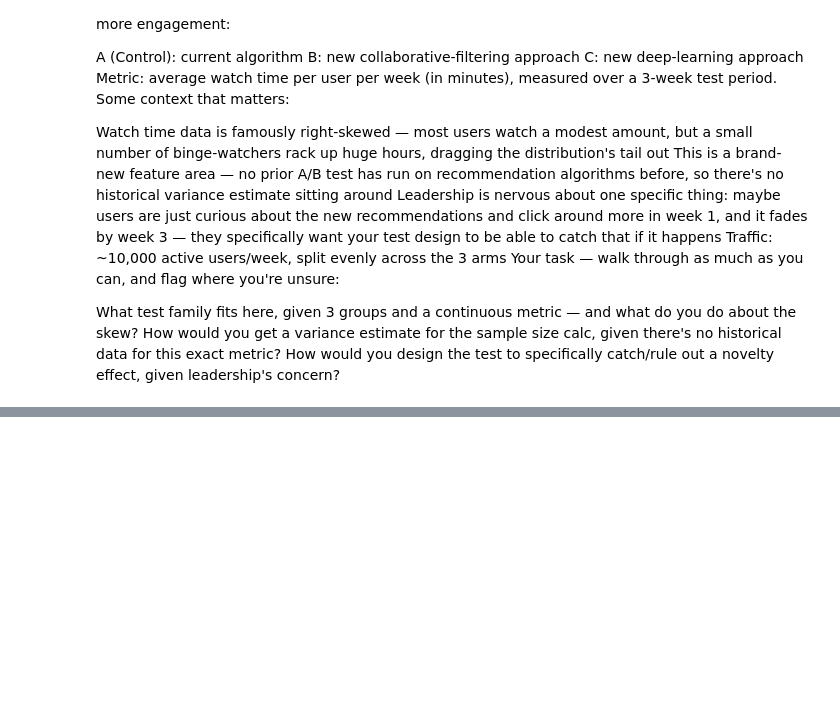
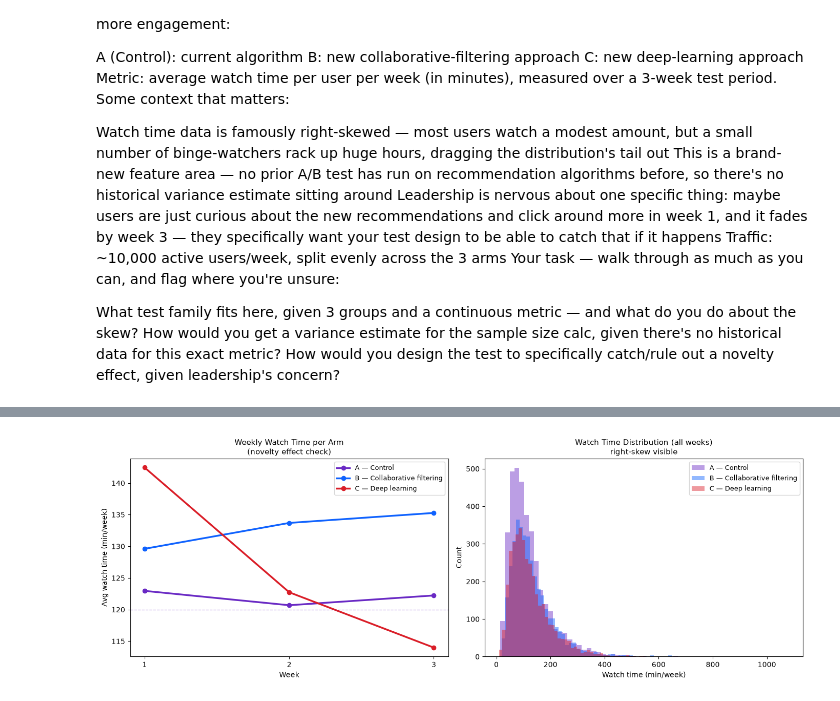
Before and after one commit to Avneesh-b7/product_analytics, a Jupyter notebook: Experimentation/smart-ab_testing.ipynb, the cells around one changed output, grey strips where cells are left out. Drawn from its saved outputs; the diff is of its cells as text; code cells hidden in the pictures; blank space fills up the shorter version.

```diff
--- a/Experimentation/smart-ab_testing.ipynb
+++ b/Experimentation/smart-ab_testing.ipynb
@@ -487,0 +682,39 @@ How would you design the test to specifically catch/rule out a novelty effect, g
+# %%
+import matplotlib.pyplot as plt
+from scipy import stats
+
+# ── Novelty effect: weekly trend plot ──
+weekly_avg = df.groupby(['arm','week'])['watch_time'].mean().reset_index()
+
+colors = {'A_control': '#6929c4', 'B_collab': '#0f62fe', 'C_deep': '#da1e28'}
+labels = {'A_control': 'A — Control', 'B_collab': 'B — Collaborative filtering', 'C_deep': 'C — Deep learning'}
+
+fig, axes = plt.subplots(1, 2, figsize=(14, 5))
+
+# Left: weekly trends
+for arm in weekly_avg['arm'].unique():
+    d = weekly_avg[weekly_avg['arm'] == arm]
+    axes[0].plot(d['week'], d['watch_time'], marker='o', linewidth=2.5,
+                 color=colors[arm], label=labels[arm])
+
+axes[0].axhline(120, color='#6929c4', linewidth=1, linestyle='--', alpha=0.4)
+axes[0].set_title('Weekly Watch Time per Arm\n(novelty effect check)', fontsize=11)
+axes[0].set_xlabel('Week')
+axes[0].set_ylabel('Avg watch time (min/week)')
+axes[0].set_xticks([1, 2, 3])
+axes[0].legend(fontsize=9)
+
+# Right: overall distribution (all weeks combined)
+for arm in df['arm'].unique():
+    axes[1].hist(df[df['arm']==arm]['watch_time'], bins=60, alpha=0.45,
+                 color=colors[arm], label=labels[arm])
+
+axes[1].set_title('Watch Time Distribution (all weeks)\nright-skew visible', fontsize=11)
+axes[1].set_xlabel('Watch time (min/week)')
+axes[1].set_ylabel('Count')
+axes[1].legend(fontsize=9)
+
+plt.tight_layout()
+plt.show()
+# %% [output]
+[figure, added]
```
Also changed, not shown: parts of 10 cells of this notebook.
